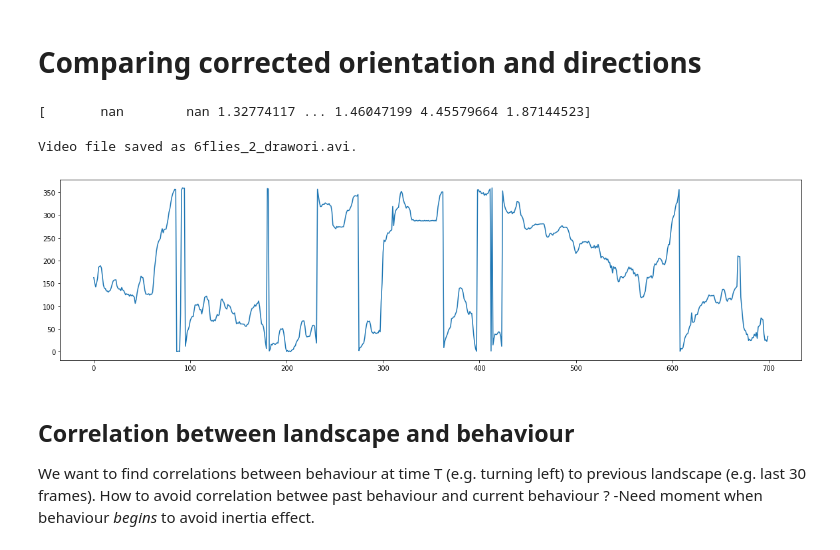
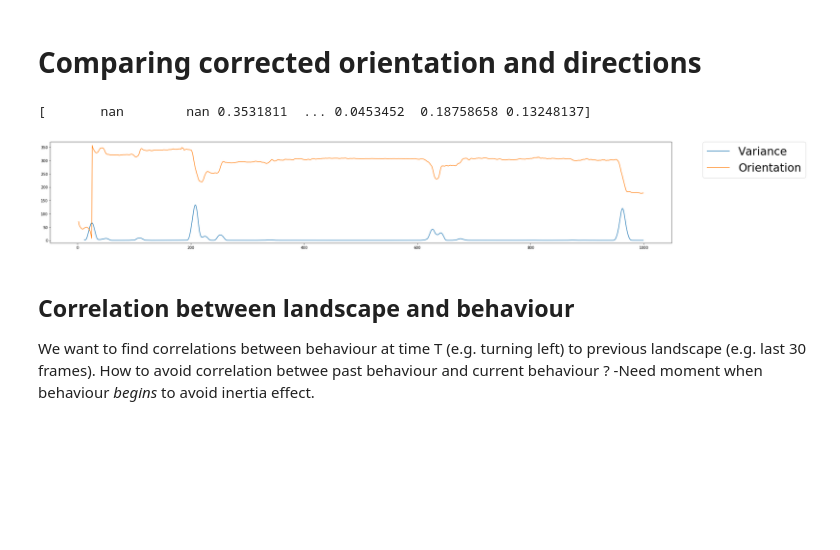
Before and after one commit to StrepsipZerg/flyDtracker, a Jupyter notebook: testing.ipynb, the cells around one changed output. Saved outputs shown, nothing was run; the diff lists cells and outputs as text; code cells hidden in the pictures; blank space fills up the shorter version.

```diff
--- a/testing.ipynb
+++ b/testing.ipynb
@@ -160,31 +174,36 @@ writer.close()
 # %%
 #Get the data and select a focus fly
 
-flystack = flyD.get_ori_pickle("6flies_2")
-fly = flystack[4]
+flystack = flyD.get_ori_pickle("6flies_1")
+fly = flystack[1]
 
 #Get only the good parts of fly.directions
 crop_dir = copy.deepcopy(fly.directions)
-dir_var = flyD.rolling_stat(stats.circvar,2)(np.radians(crop_dir))
+mean = flyD.rolling_stat(stats.circmean,2)(np.radians(fly.orientations[:1000]))
+ori_var = flyD.rolling_stat(stats.circvar,10)(mean)
 print(dir_var)
 crop_dir[dir_var>0.100] = np.nan
 
 #get the orientations just corrected for the right referential
 correc = flyD.convertToTrigo(fly.old_ori, reverse=False)
 
 #Compare directions, just corrected for the right referential, and orientations checked for matching with directions
-plt.figure(figsize=(20,5))
-# plt.plot(crop_dir[:700])
-# plt.plot(dir_var[:700]*10)
+plt.figure(figsize=(30,5))
+plt.ylim(-10,370)
+# plt.plot(crop_dir)
+plt.plot(ori_var*200, label="Variance")
 
-plt.plot(fly.orientations[:700])
+plt.plot(np.degrees(mean), label="Orientation")
+plt.legend(bbox_to_anchor=(1.05, 1), loc=2, borderaxespad=0.,prop={'size': 30})
+
+plt.savefig("angle.png")
+plt.show()
 
 
-flyD.draw_ori("raw/6flies_2.avi", flystack,output_name="6flies_2_drawori.avi", corrected = True)
+# flyD.draw_ori("raw/6flies_2.avi", flystack,output_name="6flies_2_drawori.avi", corrected = True)
 # %% [output]
-[       nan        nan 1.32774117 ... 1.46047199 4.45579664 1.87144523]
+[       nan        nan 0.3531811  ... 0.0453452  0.18758658 0.13248137]
-Video file saved as 6flies_2_drawori.avi.
-[figure, old version]
+[figure, new version]
 # %% [markdown]
 ## Correlation between landscape and behaviour
 
```
Also changed, not shown: parts of 6 cells of this notebook, 6 other files.
